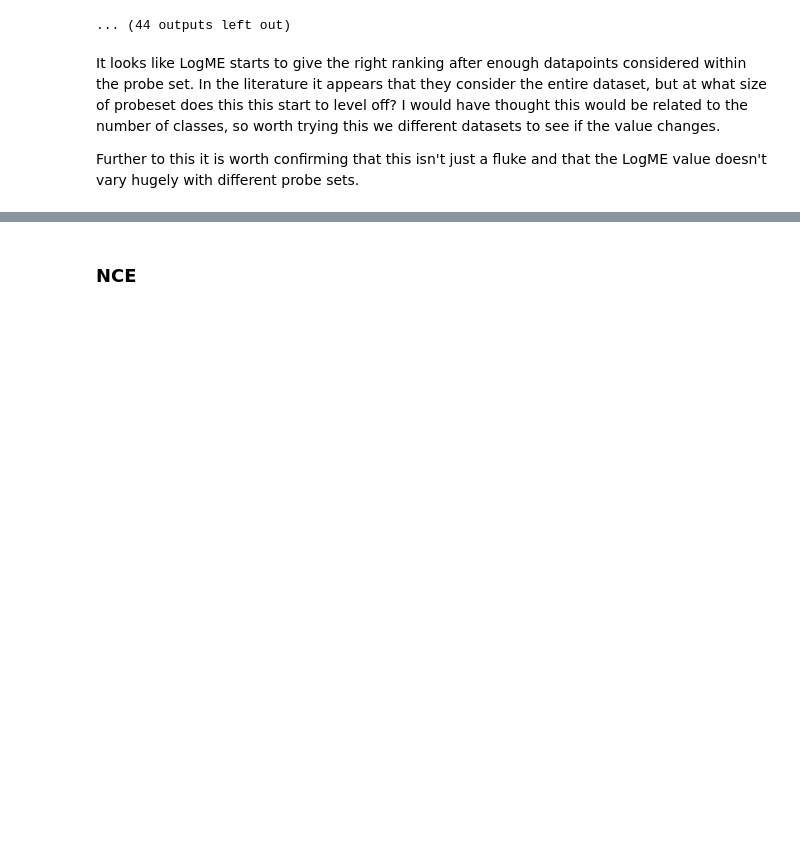
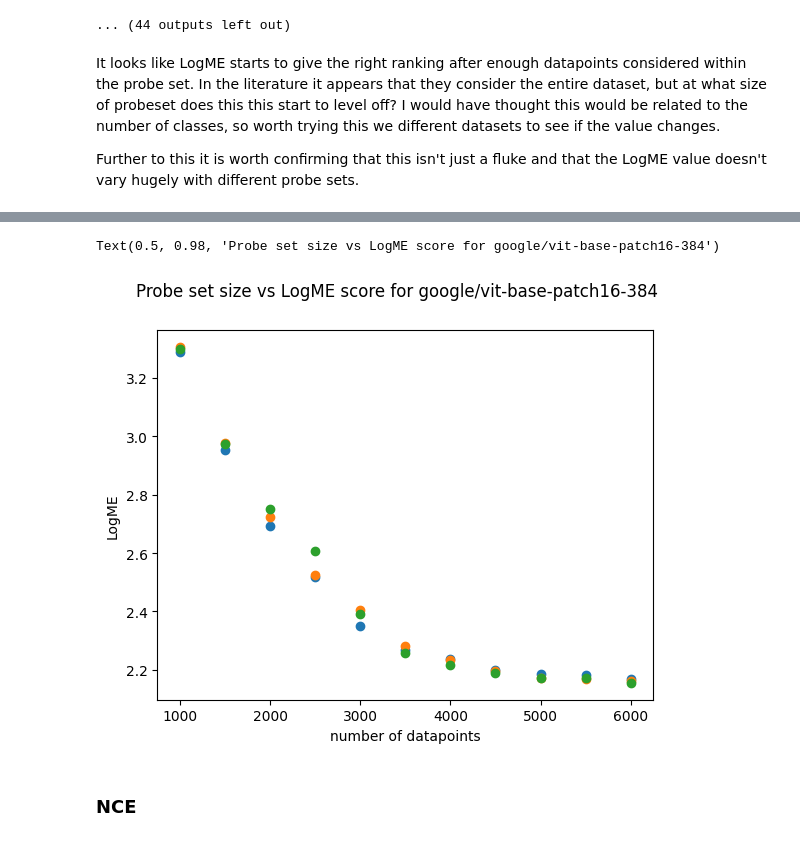
Before and after one commit to alan-turing-institute/ARC-LoCoMoSeT, a Jupyter notebook: notebooks/other_metrics.ipynb, the cells around one changed output, grey strips where cells are left out. Saved outputs shown, nothing was run; the diff lists cells and outputs as text; code cells hidden in the pictures; blank space fills up the shorter version.

```diff
--- a/notebooks/other_metrics.ipynb
+++ b/notebooks/other_metrics.ipynb
@@ -330,3 +456,19 @@ for state in random_state:
+# %%
+from copy import copy
+
+fig, ax = plt.subplots()
+g_logme_results_copy = copy(g_logme_results)
+probe_set_sizes = [1000, 1500, 2000, 2500, 3000, 3500, 4000, 4500, 5000, 5500, 6000]
+for state in random_state:
+    g_logme_results_copy[state].pop(0)
+for state in random_state:
+    ax.scatter(probe_set_sizes, g_logme_results[state])
+ax.set_xlabel("number of datapoints")
+ax.set_ylabel("LogME")
+fig.suptitle("Probe set size vs LogME score for google/vit-base-patch16-384")
+# %% [output]
+Text(0.5, 0.98, 'Probe set size vs LogME score for google/vit-base-patch16-384')
+[figure, added]
 # %% [markdown]
 ### NCE
 # %%
```
Also changed, not shown: parts of 9 cells of this notebook, 2 other files.
